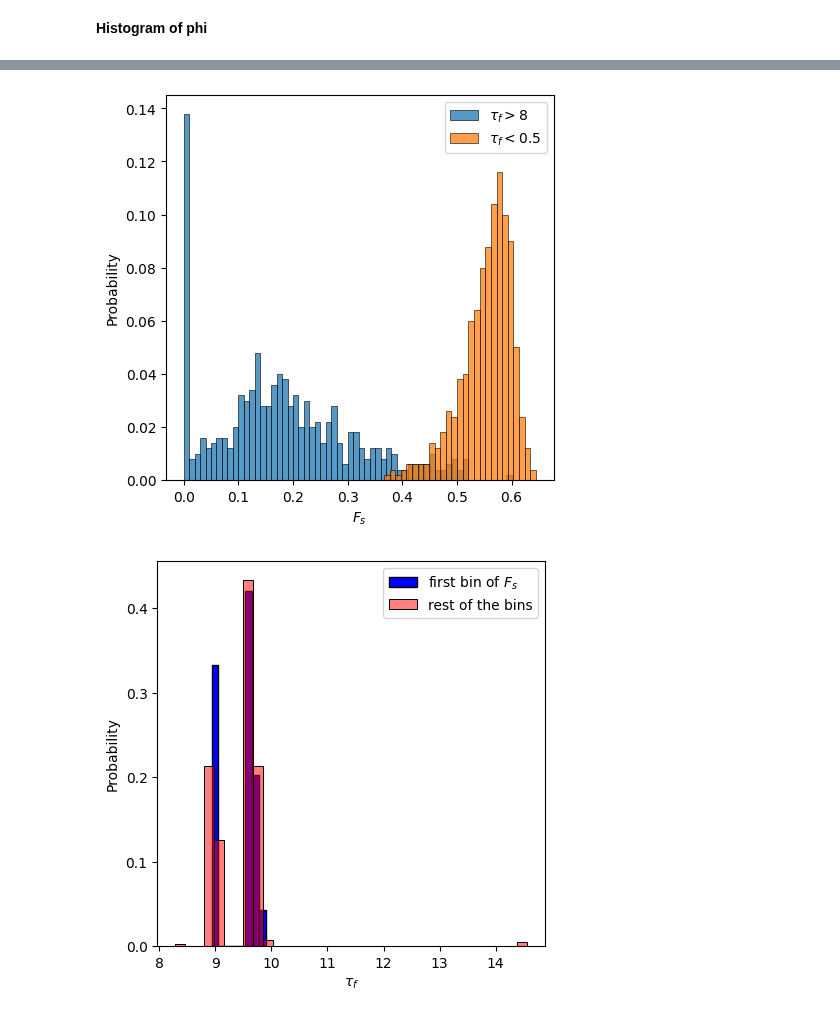
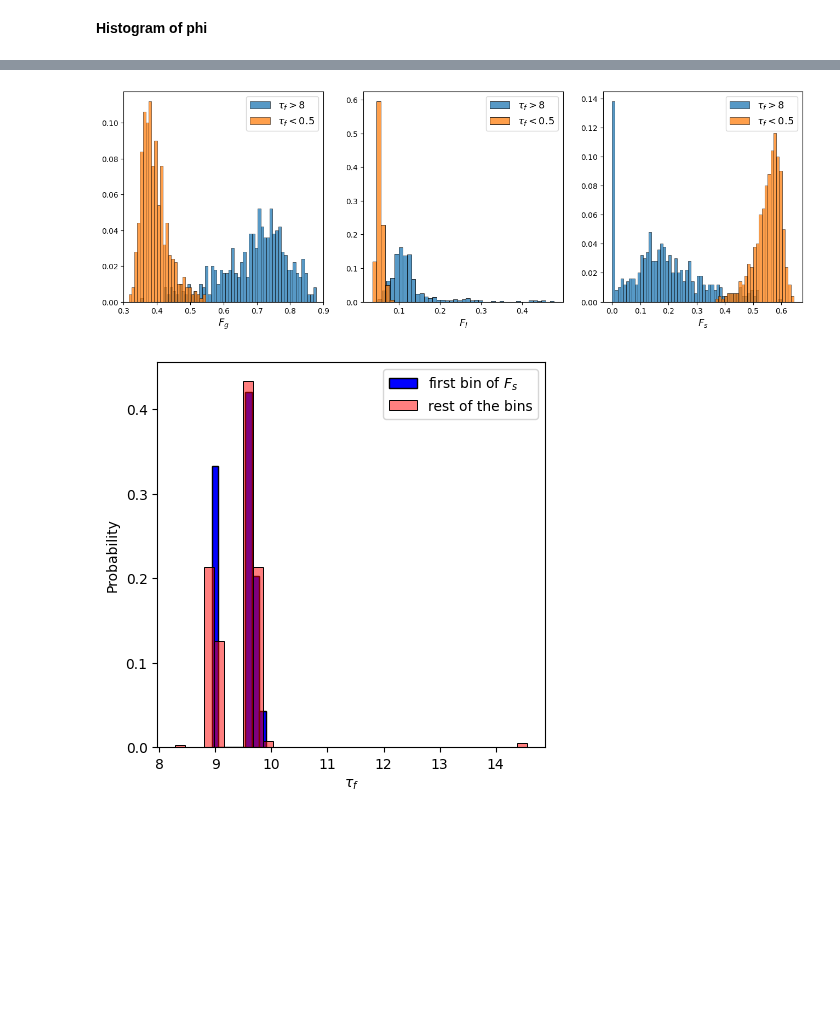
Before and after one commit to pinakm9/random-feature-map, a Jupyter notebook: notebooks/bad-feature-example.ipynb, the cells around one changed output, grey strips where cells are left out. Cells and saved outputs as stored; diff of their text form; code cells hidden in the pictures; blank space fills up the shorter version.

```diff
--- a/notebooks/bad-feature-example.ipynb
+++ b/notebooks/bad-feature-example.ipynb
@@ -103,37 +101,92 @@ KeyboardInterrupt:
 # %%
 np.random.seed(42)
 n, nbins, stat = 500, 100, 'probability'
 data = bsa.get_data()
 d_b = data[data['tau_f_se'] < 0.5]['avg_bad_features'].to_numpy()/D_r
 index_b = np.random.choice(len(d_b), n, replace=False)
 d_b = d_b[index_b]
 dx_b = d_b.max() - d_b.min()
 t_b = data[data['tau_f_se'] < 0.5]['tau_f_se'].to_numpy()[index_b]
 
 d_g = data[data['tau_f_se'] > 8.0]['avg_bad_features'].to_numpy()/D_r
 index_g = np.random.choice(len(d_g), n, replace=False)
 d_g = d_g[index_g]
 dx_g = d_g.max() - d_g.min()
 
 t_g = data[data['tau_f_se'] > 8.0]['tau_f_se'].to_numpy()[index_g]
 
-fig = plt.figure(figsize=(5, 5))
-ax = fig.add_subplot(111)
-# ax1 = fig.add_subplot(122)
-sns.histplot(d_g, ax=ax, stat=stat, label=r'$\tau_f>8$', bins=int(dx_g*nbins))
-sns.histplot(d_b, ax=ax, stat=stat, label=r'$\tau_f<0.5$', bins=int(dx_b*nbins))
+fig = plt.figure(figsize=(16, 5))
+ax = fig.add_subplot(131)
+ax1 = fig.add_subplot(132)
+ax2 = fig.add_subplot(133)
+sns.histplot(d_g, ax=ax2, stat=stat, label=r'$\tau_f>8$', bins=int(dx_g*nbins))
+sns.histplot(d_b, ax=ax2, stat=stat, label=r'$\tau_f<0.5$', bins=int(dx_b*nbins))
 # sns.histplot(t_g, ax=ax1, stat=stat, bins=55)
 # ax1.scatter(d_g, t_g, s=1)
 # ax1.scatter(d_b, t_b, s=1)
-ax.legend()
-ax.set_xlabel(r'$F_s$')
-# ax1.set_xlabel(r'$\tau_f$')
+ax2.legend(fontsize=13)
+ax2.set_xlabel(r'$F_s$', fontsize=13)
+ax2.set_ylabel(r'')
 # ax1.set_title(r'$F_s=0$')
 # fig.subplots_adjust(wspace=0.25)
-plt.savefig('../data/plots/bad-fetaures-histogram.png', dpi=300)
+
+np.random.seed(42)
+data = bsa.get_data()
+dg_b = data[data['tau_f_se'] < 0.5]['avg_good_features'].to_numpy()/D_r
+indexg_b = np.random.choice(len(dg_b), n, replace=False)
+dg_b = dg_b[indexg_b]
+dgx_b = dg_b.max() - dg_b.min()
+tg_b = data[data['tau_f_se'] < 0.5]['tau_f_se'].to_numpy()[indexg_b]
+
+dg_g = data[data['tau_f_se'] > 8.0]['avg_good_features'].to_numpy()/D_r
+indexg_g = np.random.choice(len(dg_g), n, replace=False)
+dg_g = dg_g[indexg_g]
+dgx_g = dg_g.max() - dg_g.min()
+
+t_g = data[data['tau_f_se'] > 8.0]['tau_f_se'].to_numpy()[indexg_g]
+
+sns.histplot(dg_g, ax=ax, stat=stat, label=r'$\tau_f>8$', bins=int(dx_g*nbins))
+sns.histplot(dg_b, ax=ax, stat=stat, label=r'$\tau_f<0.5$', bins=int(dx_b*nbins))
+# sns.histplot(t_g, ax=ax1, stat=stat, bins=55)
+# ax1.scatter(d_g, t_g, s=1)
+# ax1.scatter(d_b, t_b, s=1)
+ax.legend(fontsize=13)
+ax.set_xlabel(r'$F_g$', fontsize=13)
+ax.set_ylabel(r'')
+ax.set_xlim((0.3, 0.9))
+# ax1.set_title(r'$F_s=0$')
+# fig.subplots_adjust(wspace=0.25)
+
+
+np.random.seed(42)
+data = bsa.get_data()
+dl_b = data[data['tau_f_se'] < 0.5]['avg_linear_features'].to_numpy()/D_r
+indexl_b = np.random.choice(len(dl_b), n, replace=False)
+dl_b = dl_b[indexl_b]
+dlx_b = dl_b.max() - dl_b.min()
+tl_b = data[data['tau_f_se'] < 0.5]['tau_f_se'].to_numpy()[indexl_b]
+
+dl_g = data[data['tau_f_se'] > 8.0]['avg_linear_features'].to_numpy()/D_r
+indexl_g = np.random.choice(len(dl_g), n, replace=False)
+dl_g = dl_g[indexl_g]
+dlx_g = dl_g.max() - dl_g.min()
+
+tl_g = data[data['tau_f_se'] > 8.0]['tau_f_se'].to_numpy()[indexl_g]
+sns.histplot(dl_g, ax=ax1, stat=stat, label=r'$\tau_f>8$', bins=int(dlx_g*nbins))
+sns.histplot(dl_b, ax=ax1, stat=stat, label=r'$\tau_f<0.5$', bins=int(dlx_b*nbins))
+# sns.histplot(t_g, ax=ax1, stat=stat, bins=55)
+# ax1.scatter(d_g, t_g, s=1)
+# ax1.scatter(d_b, t_b, s=1)
+ax1.legend(fontsize=13)
+ax1.set_xlabel(r'$F_l$', fontsize=13)
+ax1.set_ylabel(r'')
+# ax1.set_xlim((0.3, 0.9))
+# ax1.set_ylim((0.0, 0.1))
+
+plt.savefig('../data/plots/tau_f-vs-feature-histogram.png', dpi=300, bbox_inches='tight')
 plt.show()
 # %% [output]
-[figure, old version]
+[figure, new version]
 # %%
 ft = np.array(sorted([(d_g[i],t_g[i]) for i in range(len(d_g))], key=lambda x:x[0]))
 fig = plt.figure(figsize=(5, 5))
```
Also changed, not shown: parts of 12 cells of this notebook, 6 other files.
